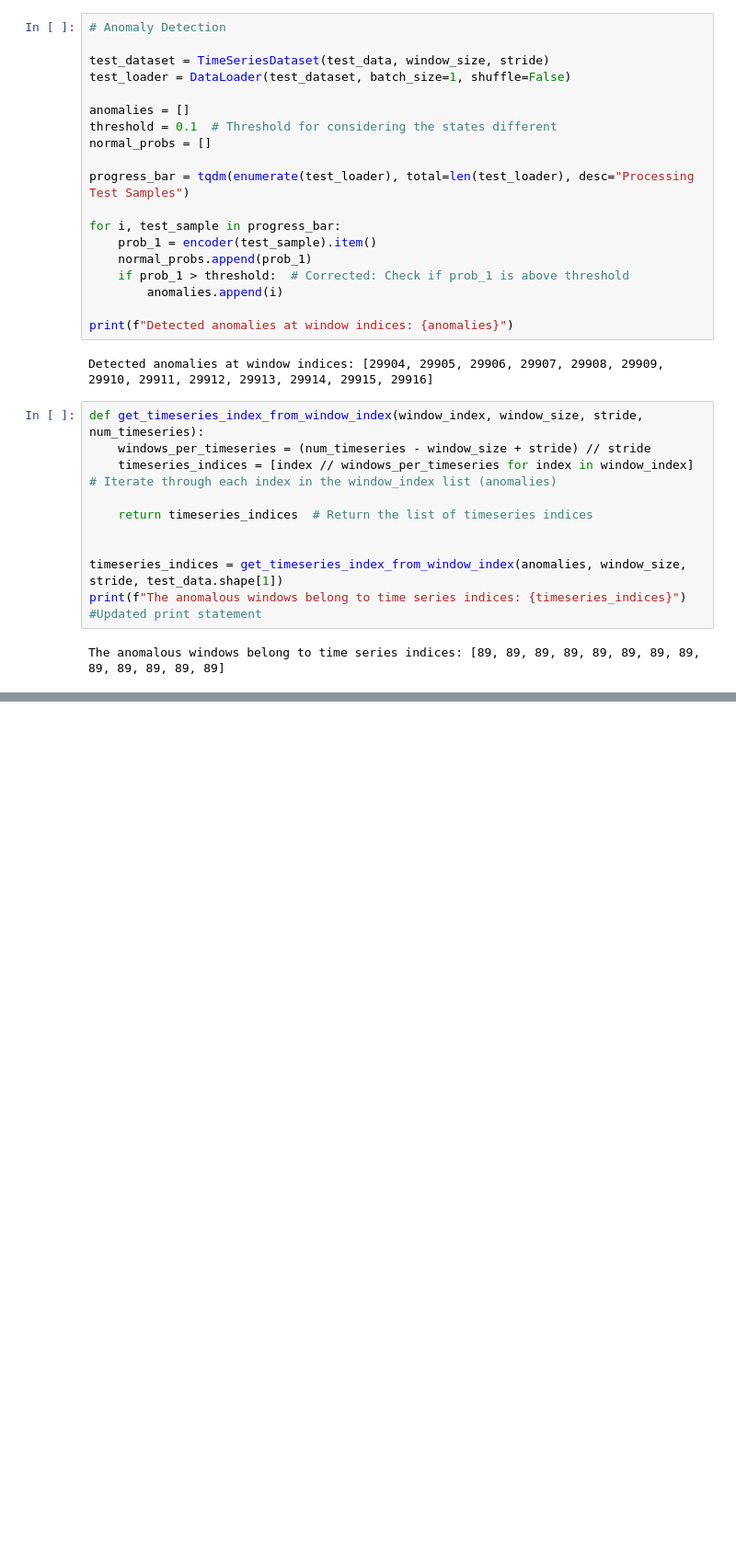
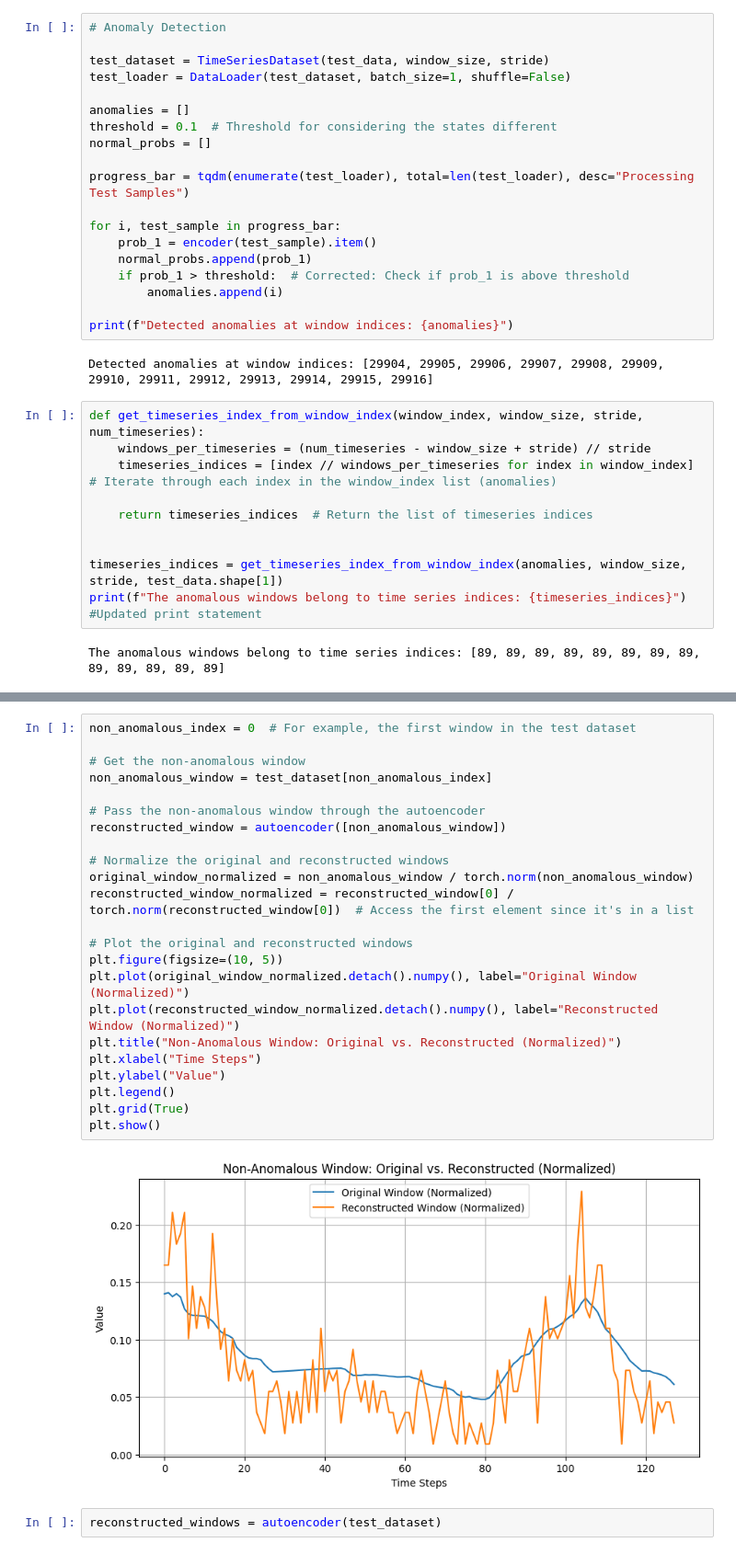
Before and after one commit to filippoalbani/quantum_autoencoders, a Jupyter notebook: Quantum_Autoencoder_for_Time_Series_Anomaly_Detection.ipynb, the cells around one changed output, grey strips where cells are left out. Shown at 92% size. Drawn from its saved outputs; the diff is of its cells as text; blank space fills up the shorter version.

```diff
--- a/Quantum_Autoencoder_for_Time_Series_Anomaly_Detection.ipynb
+++ b/Quantum_Autoencoder_for_Time_Series_Anomaly_Detection.ipynb
@@ -351,0 +459,27 @@ plt.show()
+# %%
+non_anomalous_index = 0  # For example, the first window in the test dataset
+
+# Get the non-anomalous window
+non_anomalous_window = test_dataset[non_anomalous_index]
+
+# Pass the non-anomalous window through the autoencoder
+reconstructed_window = autoencoder([non_anomalous_window])
+
+# Normalize the original and reconstructed windows
+original_window_normalized = non_anomalous_window / torch.norm(non_anomalous_window)
+reconstructed_window_normalized = reconstructed_window[0] / torch.norm(reconstructed_window[0])  # Access the first element since it's in a list
+
+# Plot the original and reconstructed windows
+plt.figure(figsize=(10, 5))
+plt.plot(original_window_normalized.detach().numpy(), label="Original Window (Normalized)")
+plt.plot(reconstructed_window_normalized.detach().numpy(), label="Reconstructed Window (Normalized)")
+plt.title("Non-Anomalous Window: Original vs. Reconstructed (Normalized)")
+plt.xlabel("Time Steps")
+plt.ylabel("Value")
+plt.legend()
+plt.grid(True)
+plt.show()
+# %% [output]
+[figure, added]
+# %%
+reconstructed_windows = autoencoder(test_dataset)
```
Also changed, not shown: parts of 11 cells of this notebook.
